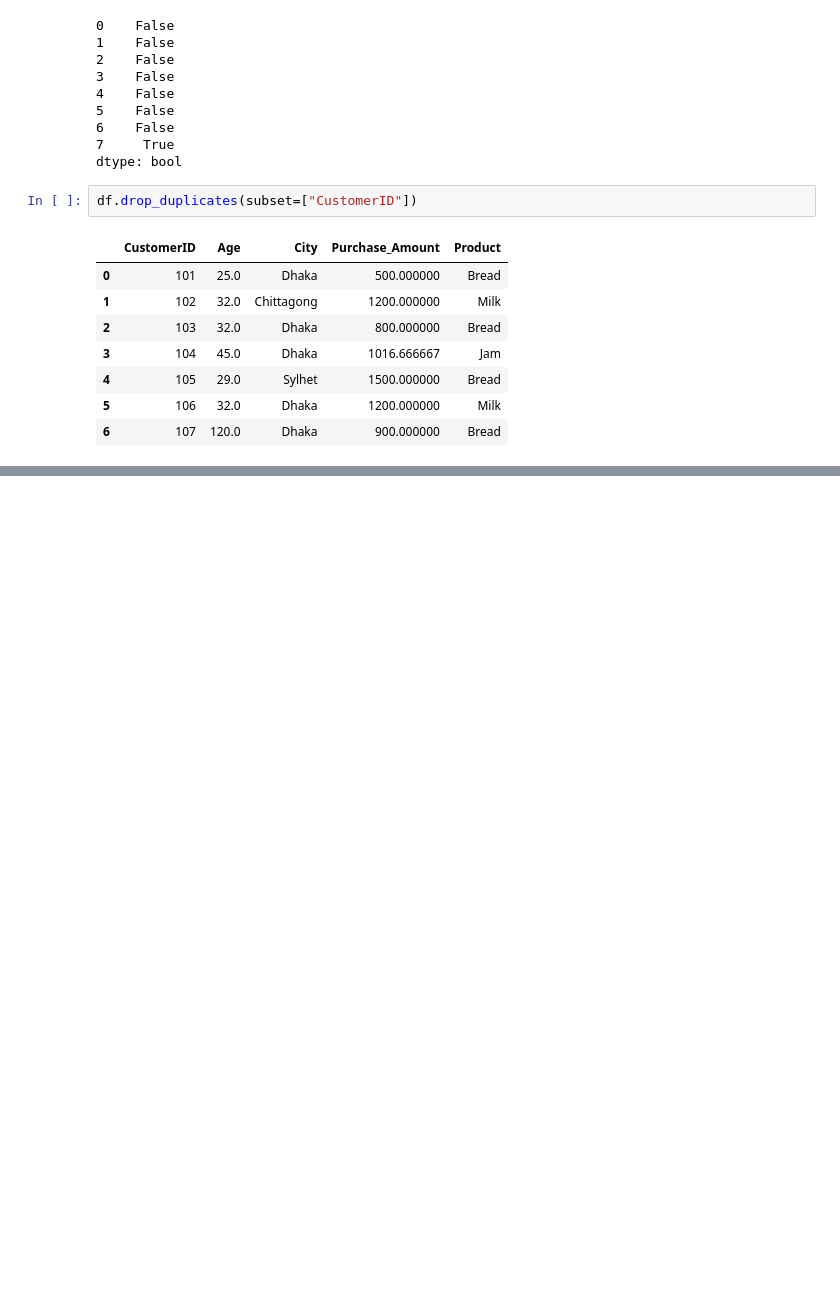
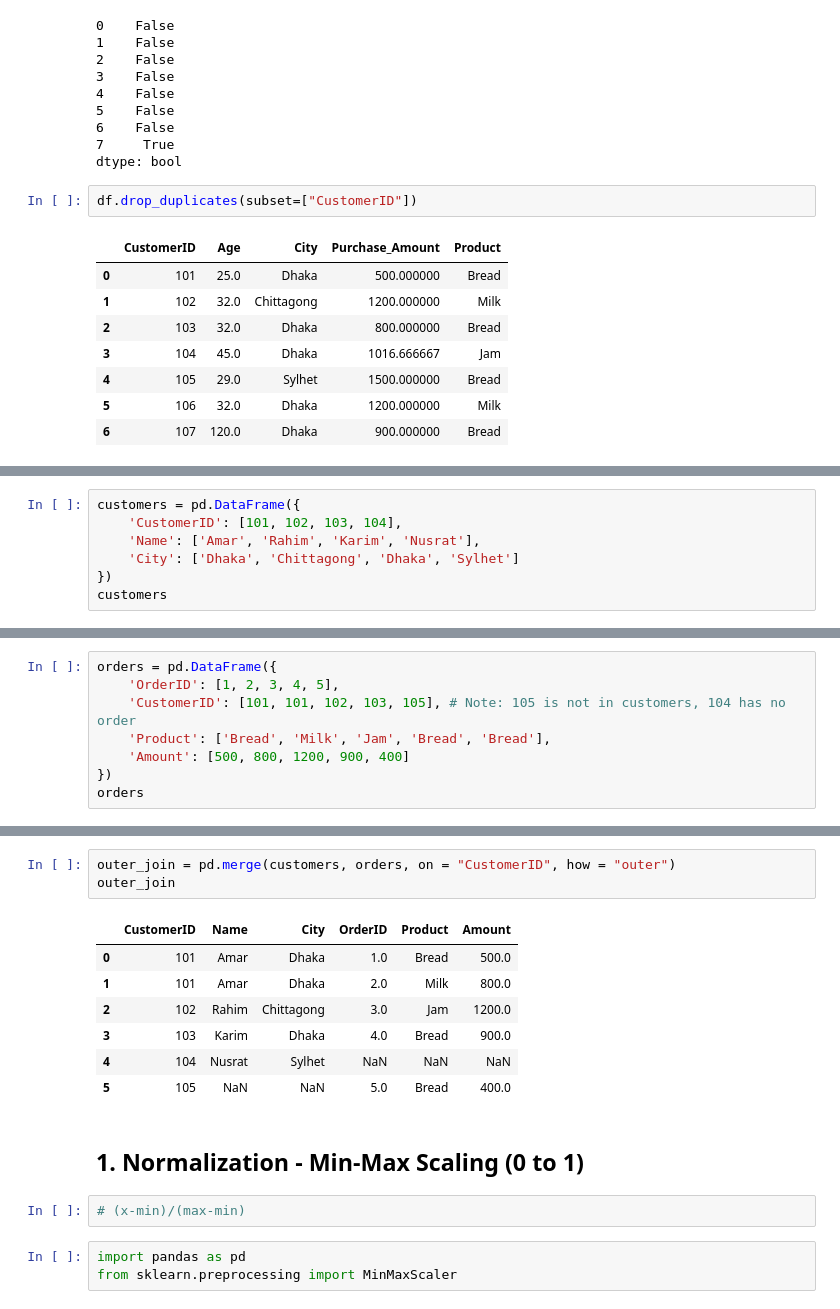
Before and after one commit to readulislamtamim/November-2026, a Jupyter notebook: Notebooks/Data_Mining_Practice_1.ipynb, the cells around one changed output, grey strips where cells are left out. Drawn from its saved outputs; the diff is of its cells as text; blank space fills up the shorter version.

```diff
--- a/Notebooks/Data_Mining_Practice_1.ipynb
+++ b/Notebooks/Data_Mining_Practice_1.ipynb
@@ -175,0 +347,7 @@ df.drop_duplicates(subset=["CustomerID"])
+# %%
+customers = pd.DataFrame({
+    'CustomerID': [101, 102, 103, 104],
+    'Name': ['Amar', 'Rahim', 'Karim', 'Nusrat'],
+    'City': ['Dhaka', 'Chittagong', 'Dhaka', 'Sylhet']
+})
+customers
@@ -175,0 +360,8 @@ df.drop_duplicates(subset=["CustomerID"])
+# %%
+orders = pd.DataFrame({
+    'OrderID': [1, 2, 3, 4, 5],
+    'CustomerID': [101, 101, 102, 103, 105], # Note: 105 is not in customers, 104 has no order
+    'Product': ['Bread', 'Milk', 'Jam', 'Bread', 'Bread'],
+    'Amount': [500, 800, 1200, 900, 400]
+})
+orders
@@ -175,0 +404,18 @@ df.drop_duplicates(subset=["CustomerID"])
+# %%
+outer_join = pd.merge(customers, orders, on = "CustomerID", how = "outer")
+outer_join
+# %% [output]
+|  | CustomerID | Name | City | OrderID | Product | Amount |
+| 0 | 101 | Amar | Dhaka | 1.0 | Bread | 500.0 |
+| 1 | 101 | Amar | Dhaka | 2.0 | Milk | 800.0 |
+| 2 | 102 | Rahim | Chittagong | 3.0 | Jam | 1200.0 |
+| 3 | 103 | Karim | Dhaka | 4.0 | Bread | 900.0 |
+| 4 | 104 | Nusrat | Sylhet | NaN | NaN | NaN |
+| 5 | 105 | NaN | NaN | 5.0 | Bread | 400.0 |
+# %% [markdown]
+## 1. Normalization - Min-Max Scaling (0 to 1) ##
+# %%
+# (x-min)/(max-min)
+# %%
+import pandas as pd
+from sklearn.preprocessing import MinMaxScaler
```
Also changed, not shown: parts of 44 cells of this notebook.
